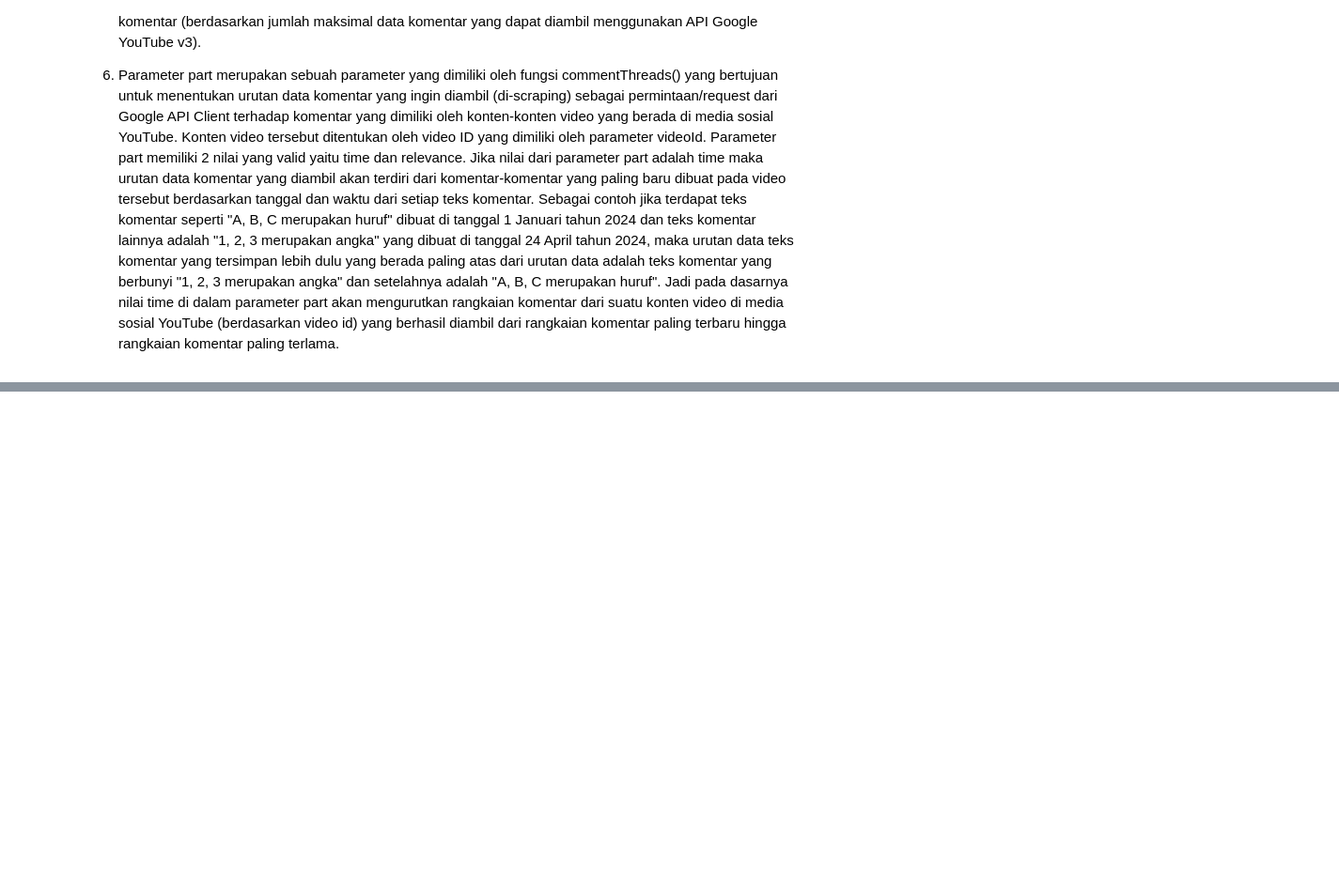
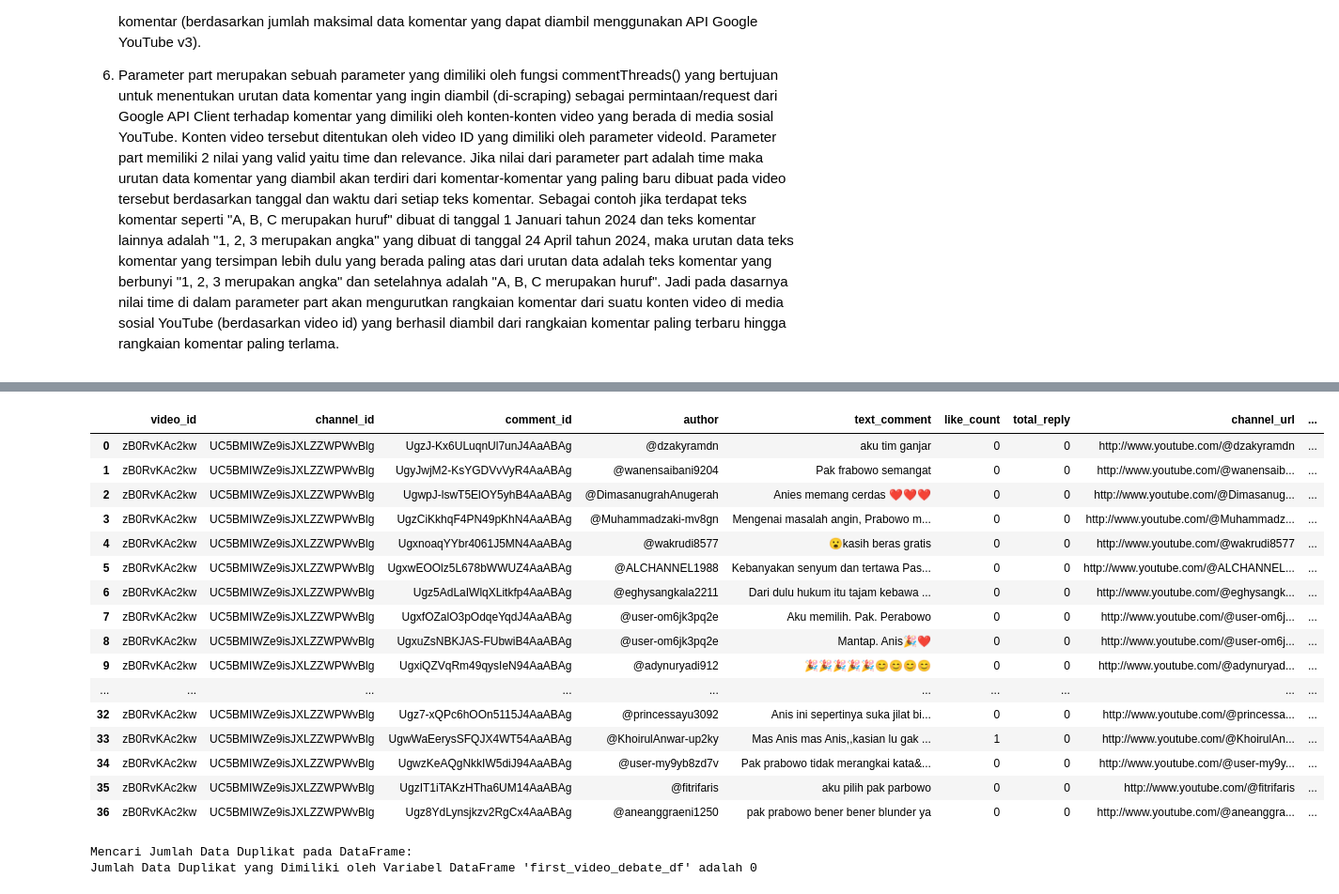
Before and after one commit to pramudianzaheka92/YouTubeVideoDataScraping-SentimentCommentAnalysis-DebateElection2024, a Jupyter notebook: YouTube Channel KOMPASTV/Data Comment Scraping - 1st Video Debate Election 2024.ipynb, the cells around one changed output, grey strips where cells are left out. Shown at 94% size. Saved outputs shown, nothing was run; the diff lists cells and outputs as text; code cells hidden in the pictures; blank space fills up the shorter version.

```diff
--- a/YouTube Channel KOMPASTV/Data Comment Scraping - 1st Video Debate Election 2024.ipynb
+++ b/YouTube Channel KOMPASTV/Data Comment Scraping - 1st Video Debate Election 2024.ipynb
@@ -125,0 +523,37 @@ video_youtube_data_response
+# %%
+"""
+Menampilkan 37 data teratas yang dimiliki oleh variabel DataFrame "first_video_debate_df" untuk mengecek apakah nilai data
+di dalam kolom "published_date" dan "updated_date" berhasil diubah menjadi format data bertipe data Datetime
+"""
+first_video_debate_df.head(37)
+# %% [output]
+|  | video_id | channel_id | comment_id | author | text_comment | like_count | total_reply | channel_url | ... |
+| 0 | zB0RvKAc2kw | UC5BMIWZe9isJXLZZWPWvBlg | UgzJ-Kx6ULuqnUl7unJ4AaABAg | @dzakyramdn | aku tim ganjar | 0 | 0 | http://www.youtube.com/@dzakyramdn | ... |
+| 1 | zB0RvKAc2kw | UC5BMIWZe9isJXLZZWPWvBlg | UgyJwjM2-KsYGDVvVyR4AaABAg | @wanensaibani9204 | Pak frabowo semangat | 0 | 0 | http://www.youtube.com/@wanensaib... | ... |
+| 2 | zB0RvKAc2kw | UC5BMIWZe9isJXLZZWPWvBlg | UgwpJ-lswT5ElOY5yhB4AaABAg | @DimasanugrahAnugerah | Anies memang cerdas ❤❤❤ | 0 | 0 | http://www.youtube.com/@Dimasanug... | ... |
+| 3 | zB0RvKAc2kw | UC5BMIWZe9isJXLZZWPWvBlg | UgzCiKkhqF4PN49pKhN4AaABAg | @Muhammadzaki-mv8gn | Mengenai masalah angin, Prabowo m... | 0 | 0 | http://www.youtube.com/@Muhammadz... | ... |
+| 4 | zB0RvKAc2kw | UC5BMIWZe9isJXLZZWPWvBlg | UgxnoaqYYbr4061J5MN4AaABAg | @wakrudi8577 | 😮kasih beras gratis | 0 | 0 | http://www.youtube.com/@wakrudi8577 | ... |
+| 5 | zB0RvKAc2kw | UC5BMIWZe9isJXLZZWPWvBlg | UgxwEOOlz5L678bWWUZ4AaABAg | @ALCHANNEL1988 | Kebanyakan senyum dan tertawa Pas... | 0 | 0 | http://www.youtube.com/@ALCHANNEL... | ... |
+| 6 | zB0RvKAc2kw | UC5BMIWZe9isJXLZZWPWvBlg | Ugz5AdLaIWlqXLitkfp4AaABAg | @eghysangkala2211 | Dari dulu hukum itu tajam kebawa ... | 0 | 0 | http://www.youtube.com/@eghysangk... | ... |
+| 7 | zB0RvKAc2kw | UC5BMIWZe9isJXLZZWPWvBlg | UgxfOZalO3pOdqeYqdJ4AaABAg | @user-om6jk3pq2e | Aku memilih. Pak. Perabowo | 0 | 0 | http://www.youtube.com/@user-om6j... | ... |
+| 8 | zB0RvKAc2kw | UC5BMIWZe9isJXLZZWPWvBlg | UgxuZsNBKJAS-FUbwiB4AaABAg | @user-om6jk3pq2e | Mantap. Anis🎉❤ | 0 | 0 | http://www.youtube.com/@user-om6j... | ... |
+| 9 | zB0RvKAc2kw | UC5BMIWZe9isJXLZZWPWvBlg | UgxiQZVqRm49qysIeN94AaABAg | @adynuryadi912 | 🎉🎉🎉🎉🎉😊😊😊😊 | 0 | 0 | http://www.youtube.com/@adynuryad... | ... |
+| ... | ... | ... | ... | ... | ... | ... | ... | ... | ... |
+| 32 | zB0RvKAc2kw | UC5BMIWZe9isJXLZZWPWvBlg | Ugz7-xQPc6hOOn5115J4AaABAg | @princessayu3092 | Anis ini sepertinya suka jilat bi... | 0 | 0 | http://www.youtube.com/@princessa... | ... |
+| 33 | zB0RvKAc2kw | UC5BMIWZe9isJXLZZWPWvBlg | UgwWaEerysSFQJX4WT54AaABAg | @KhoirulAnwar-up2ky | Mas Anis mas Anis,,kasian lu gak ... | 1 | 0 | http://www.youtube.com/@KhoirulAn... | ... |
+| 34 | zB0RvKAc2kw | UC5BMIWZe9isJXLZZWPWvBlg | UgwzKeAQgNkkIW5diJ94AaABAg | @user-my9yb8zd7v | Pak prabowo tidak merangkai kata&... | 0 | 0 | http://www.youtube.com/@user-my9y... | ... |
+| 35 | zB0RvKAc2kw | UC5BMIWZe9isJXLZZWPWvBlg | UgzIT1iTAKzHTha6UM14AaABAg | @fitrifaris | aku pilih pak parbowo | 0 | 0 | http://www.youtube.com/@fitrifaris | ... |
+| 36 | zB0RvKAc2kw | UC5BMIWZe9isJXLZZWPWvBlg | Ugz8YdLynsjkzv2RgCx4AaABAg | @aneanggraeni1250 | pak prabowo bener bener blunder ya | 0 | 0 | http://www.youtube.com/@aneanggra... | ... |
+# %%
+"""
+Menampilkan jumlah total data duplikat pada variabel DataFrame "first_video_debate_df"
+Data duplikat merupakan data yang memiliki kemiripan yang sangat
+sama persis dengan antara satu baris data dengan baris data lainnya
+"""
+
+print("Mencari Jumlah Data Duplikat pada DataFrame: ")
+print("Jumlah Data Duplikat yang Dimiliki oleh Variabel DataFrame 'first_video_debate_df' adalah",
+      first_video_debate_df.duplicated().sum())
+# %% [output]
+Mencari Jumlah Data Duplikat pada DataFrame:
+Jumlah Data Duplikat yang Dimiliki oleh Variabel DataFrame 'first_video_debate_df' adalah 0
```
Also changed, not shown: parts of 21 cells of this notebook, 1 other file.
